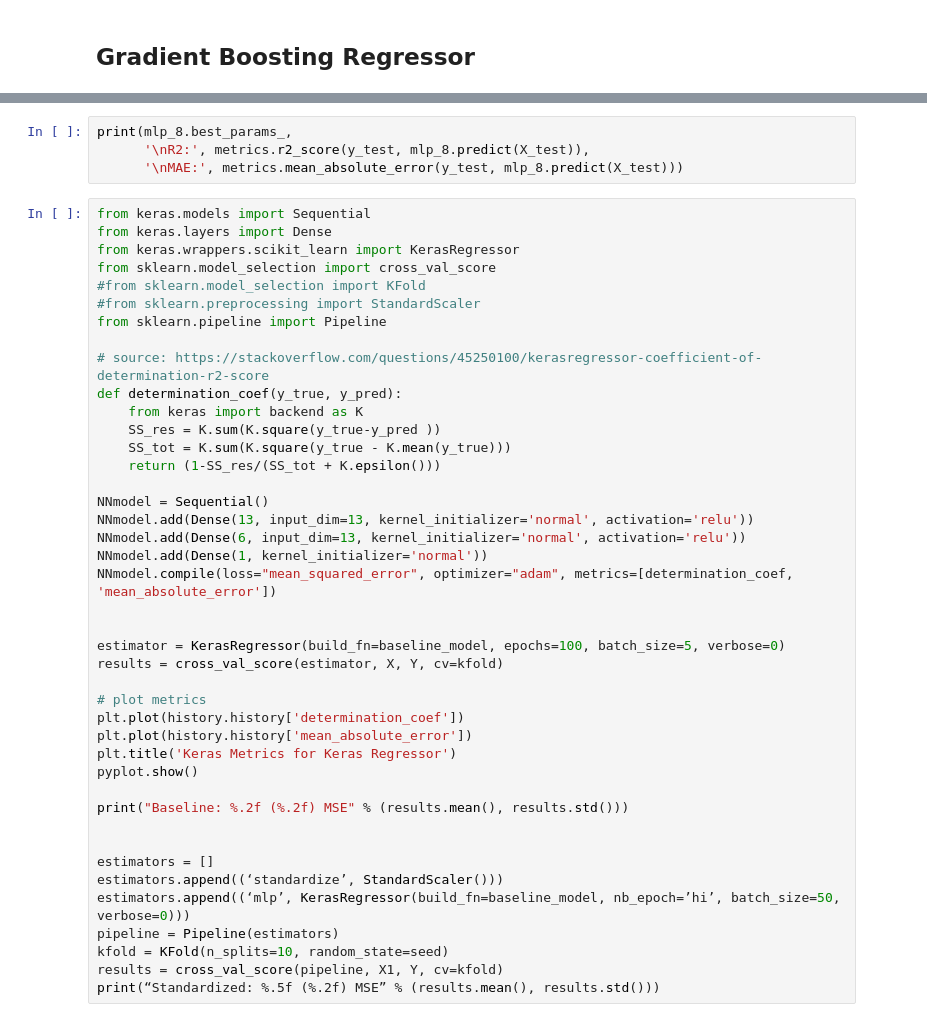
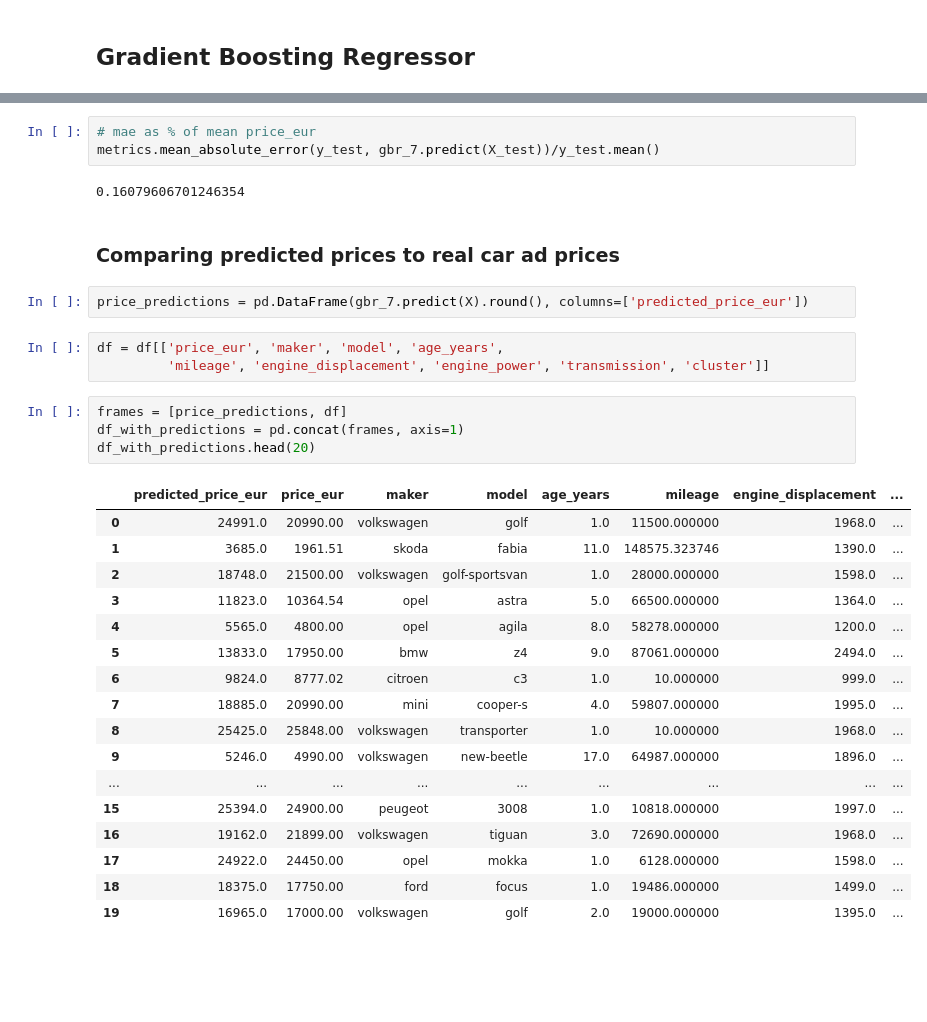
Before and after one commit to michalpiotrowicz/Bootcamp_project, a Jupyter notebook: My_Bootcamp_Project.ipynb, the cells around one changed output, grey strips where cells are left out. Drawn from its saved outputs; the diff is of its cells as text; blank space fills up the shorter version.

```diff
--- a/My_Bootcamp_Project.ipynb
+++ b/My_Bootcamp_Project.ipynb
@@ -1023,46 +1131,34 @@ mlp_8.fit(X_train1, y_train1)
-# %%
-print(mlp_8.best_params_,
-      '\nR2:', metrics.r2_score(y_test, mlp_8.predict(X_test)),
-      '\nMAE:', metrics.mean_absolute_error(y_test, mlp_8.predict(X_test)))
-# %%
-from keras.models import Sequential
-from keras.layers import Dense
-from keras.wrappers.scikit_learn import KerasRegressor
-from sklearn.model_selection import cross_val_score
-#from sklearn.model_selection import KFold
-#from sklearn.preprocessing import StandardScaler
-from sklearn.pipeline import Pipeline
-
-# source: https://stackoverflow.com/questions/45250100/kerasregressor-coefficient-of-determination-r2-score
-def determination_coef(y_true, y_pred):
-    from keras import backend as K
-    SS_res = K.sum(K.square(y_true-y_pred ))
-    SS_tot = K.sum(K.square(y_true - K.mean(y_true)))
-    return (1-SS_res/(SS_tot + K.epsilon()))
-
-NNmodel = Sequential()
-NNmodel.add(Dense(13, input_dim=13, kernel_initializer='normal', activation='relu'))
-NNmodel.add(Dense(6, input_dim=13, kernel_initializer='normal', activation='relu'))
-NNmodel.add(Dense(1, kernel_initializer='normal'))
-NNmodel.compile(loss="mean_squared_error", optimizer="adam", metrics=[determination_coef, 'mean_absolute_error'])
-
-
-estimator = KerasRegressor(build_fn=baseline_model, epochs=100, batch_size=5, verbose=0)
-results = cross_val_score(estimator, X, Y, cv=kfold)
-
-# plot metrics
-plt.plot(history.history['determination_coef'])
-plt.plot(history.history['mean_absolute_error'])
-plt.title('Keras Metrics for Keras Regressor')
-pyplot.show()
-
-print("Baseline: %.2f (%.2f) MSE" % (results.mean(), results.std()))
-
-
-estimators = []
-estimators.append((‘standardize’, StandardScaler()))
-estimators.append((‘mlp’, KerasRegressor(build_fn=baseline_model, nb_epoch=’hi’, batch_size=50, verbose=0)))
-pipeline = Pipeline(estimators)
-kfold = KFold(n_splits=10, random_state=seed)
-results = cross_val_score(pipeline, X1, Y, cv=kfold)
-print(“Standardized: %.5f (%.2f) MSE” % (results.mean(), results.std()))
+# %%
+# mae as % of mean price_eur
+metrics.mean_absolute_error(y_test, gbr_7.predict(X_test))/y_test.mean()
+# %% [output]
+0.16079606701246354
+# %% [markdown]
+### Comparing predicted prices to real car ad prices
+# %%
+price_predictions = pd.DataFrame(gbr_7.predict(X).round(), columns=['predicted_price_eur'])
+# %%
+df = df[['price_eur', 'maker', 'model', 'age_years',
+         'mileage', 'engine_displacement', 'engine_power', 'transmission', 'cluster']]
+# %%
+frames = [price_predictions, df]
+df_with_predictions = pd.concat(frames, axis=1)
+df_with_predictions.head(20)
+# %% [output]
+|  | predicted_price_eur | price_eur | maker | model | age_years | mileage | engine_displacement | ... |
+| 0 | 24991.0 | 20990.00 | volkswagen | golf | 1.0 | 11500.000000 | 1968.0 | ... |
+| 1 | 3685.0 | 1961.51 | skoda | fabia | 11.0 | 148575.323746 | 1390.0 | ... |
+| 2 | 18748.0 | 21500.00 | volkswagen | golf-sportsvan | 1.0 | 28000.000000 | 1598.0 | ... |
+| 3 | 11823.0 | 10364.54 | opel | astra | 5.0 | 66500.000000 | 1364.0 | ... |
+| 4 | 5565.0 | 4800.00 | opel | agila | 8.0 | 58278.000000 | 1200.0 | ... |
+| 5 | 13833.0 | 17950.00 | bmw | z4 | 9.0 | 87061.000000 | 2494.0 | ... |
+| 6 | 9824.0 | 8777.02 | citroen | c3 | 1.0 | 10.000000 | 999.0 | ... |
+| 7 | 18885.0 | 20990.00 | mini | cooper-s | 4.0 | 59807.000000 | 1995.0 | ... |
+| 8 | 25425.0 | 25848.00 | volkswagen | transporter | 1.0 | 10.000000 | 1968.0 | ... |
+| 9 | 5246.0 | 4990.00 | volkswagen | new-beetle | 17.0 | 64987.000000 | 1896.0 | ... |
+| ... | ... | ... | ... | ... | ... | ... | ... | ... |
+| 15 | 25394.0 | 24900.00 | peugeot | 3008 | 1.0 | 10818.000000 | 1997.0 | ... |
+| 16 | 19162.0 | 21899.00 | volkswagen | tiguan | 3.0 | 72690.000000 | 1968.0 | ... |
+| 17 | 24922.0 | 24450.00 | opel | mokka | 1.0 | 6128.000000 | 1598.0 | ... |
+| 18 | 18375.0 | 17750.00 | ford | focus | 1.0 | 19486.000000 | 1499.0 | ... |
+| 19 | 16965.0 | 17000.00 | volkswagen | golf | 2.0 | 19000.000000 | 1395.0 | ... |
```
Also changed, not shown: parts of 43 cells of this notebook.
